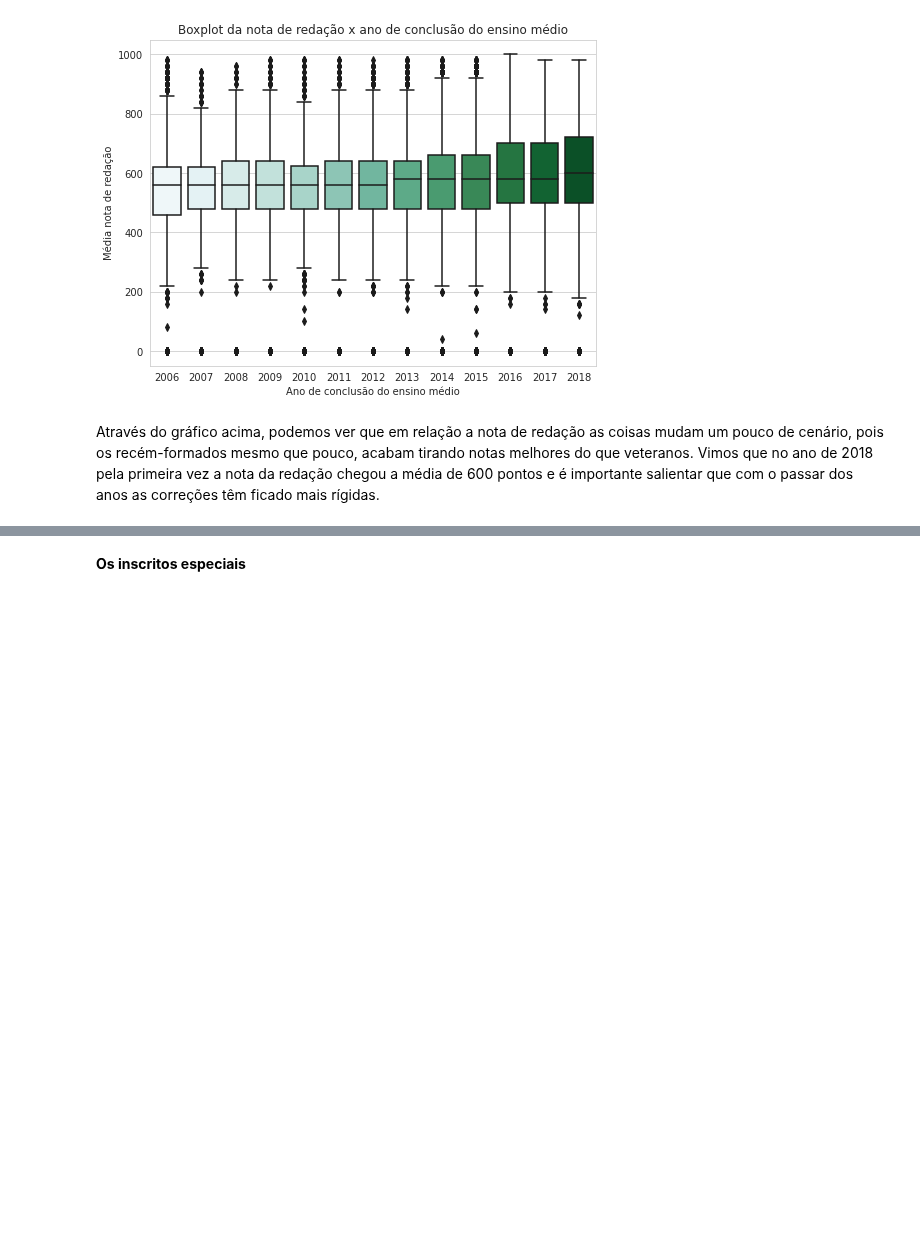
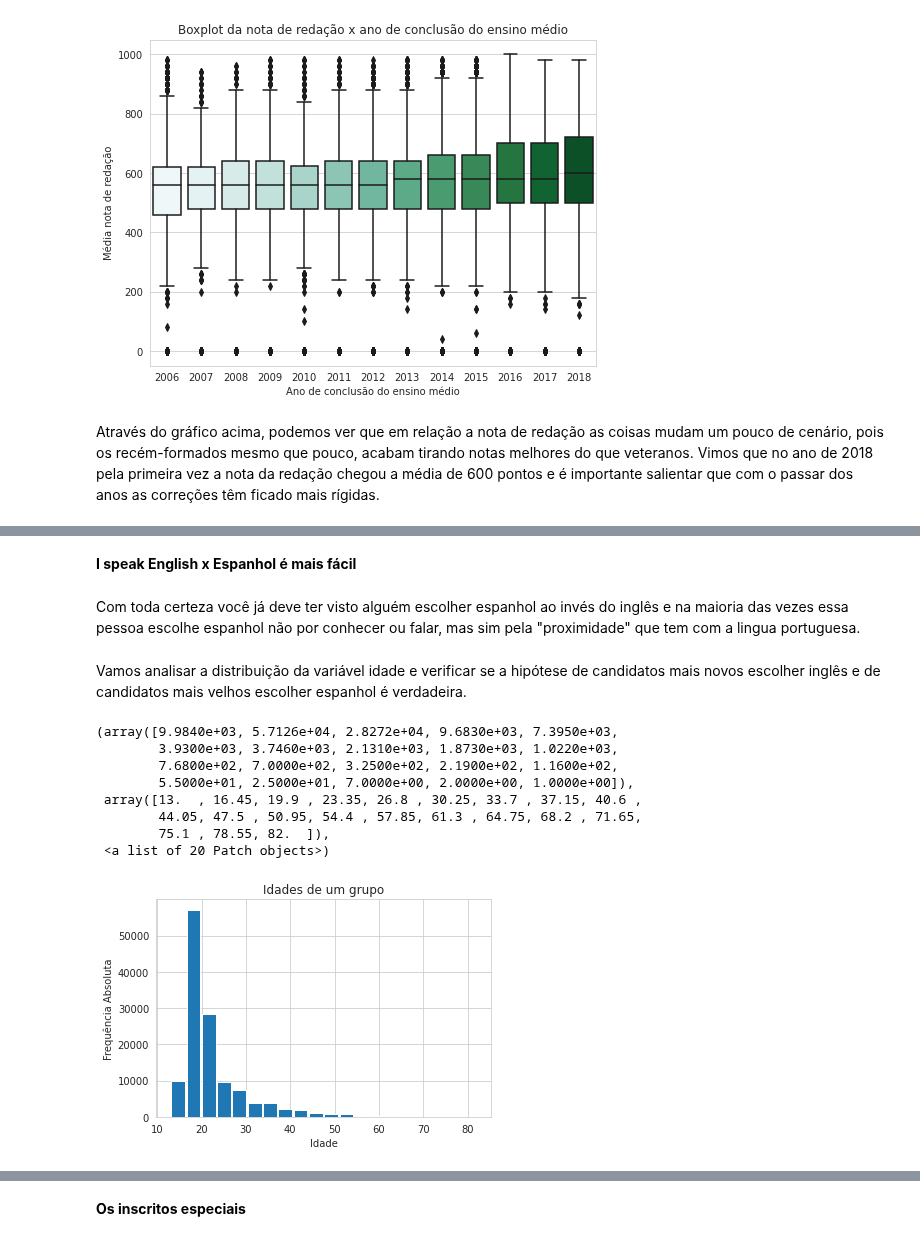
Before and after one commit to GuiiLuiss/Horse-Colic-Dataset, a Jupyter notebook: Guilherme_Luis_Rodrigues_Anselmo_da_Silva.ipynb, the cells around one changed output, grey strips where cells are left out. Saved outputs shown, nothing was run; the diff lists cells and outputs as text; code cells hidden in the pictures; blank space fills up the shorter version.

```diff
--- a/Guilherme_Luis_Rodrigues_Anselmo_da_Silva.ipynb
+++ b/Guilherme_Luis_Rodrigues_Anselmo_da_Silva.ipynb
@@ -255,3 +263,26 @@ from IPython.display import Image
 Image(url='https://media.giphy.com/media/aQQ0V6tr9DsCA/giphy.gif')
 # %% [output]
 [interactive output not drawn]
+# %% [markdown]
+**I speak English x Espanhol é mais fácil**
+# %% [markdown]
+Com toda certeza você já deve ter visto alguém escolher espanhol ao invés do inglês e na maioria das vezes essa pessoa escolhe espanhol não por conhecer ou falar, mas sim pela "proximidade" que tem com a lingua portuguesa.
+# %% [markdown]
+Vamos analisar a distribuição da variável idade e verificar se a hipótese de candidatos mais novos escolher inglês e de candidatos mais velhos escolher espanhol é verdadeira.
+# %%
+#Histograma da variável idade
+
+plt.title('Idades de um grupo')
+plt.xlabel('Idade')
+plt.ylabel('Frequência Absoluta')
+plt.hist(dados['NU_IDADE'], 20, rwidth=0.9,)
+# %% [output]
+(array([9.9840e+03, 5.7126e+04, 2.8272e+04, 9.6830e+03, 7.3950e+03,
+        3.9300e+03, 3.7460e+03, 2.1310e+03, 1.8730e+03, 1.0220e+03,
+        7.6800e+02, 7.0000e+02, 3.2500e+02, 2.1900e+02, 1.1600e+02,
+        5.5000e+01, 2.5000e+01, 7.0000e+00, 2.0000e+00, 1.0000e+00]),
+ array([13.  , 16.45, 19.9 , 23.35, 26.8 , 30.25, 33.7 , 37.15, 40.6 ,
+        44.05, 47.5 , 50.95, 54.4 , 57.85, 61.3 , 64.75, 68.2 , 71.65,
+        75.1 , 78.55, 82.  ]),
+ <a list of 20 Patch objects>)
+[figure, added]
```
Also changed, not shown: parts of 8 cells of this notebook.
